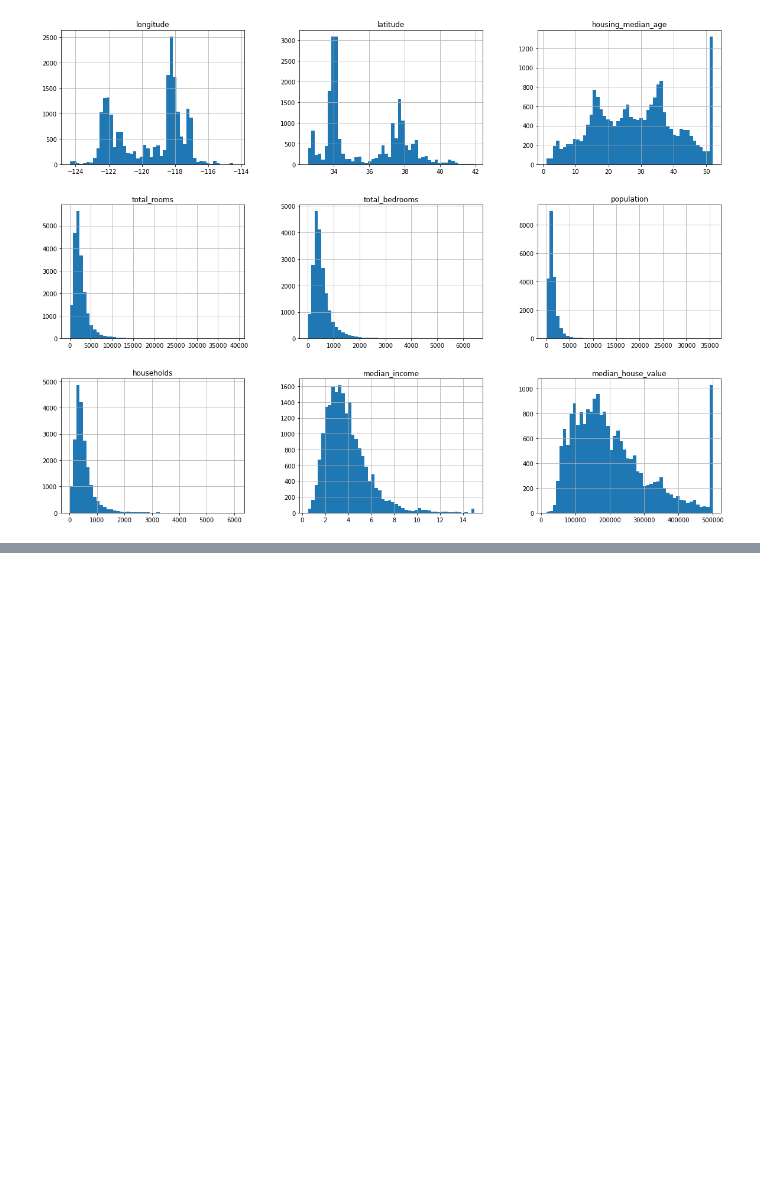
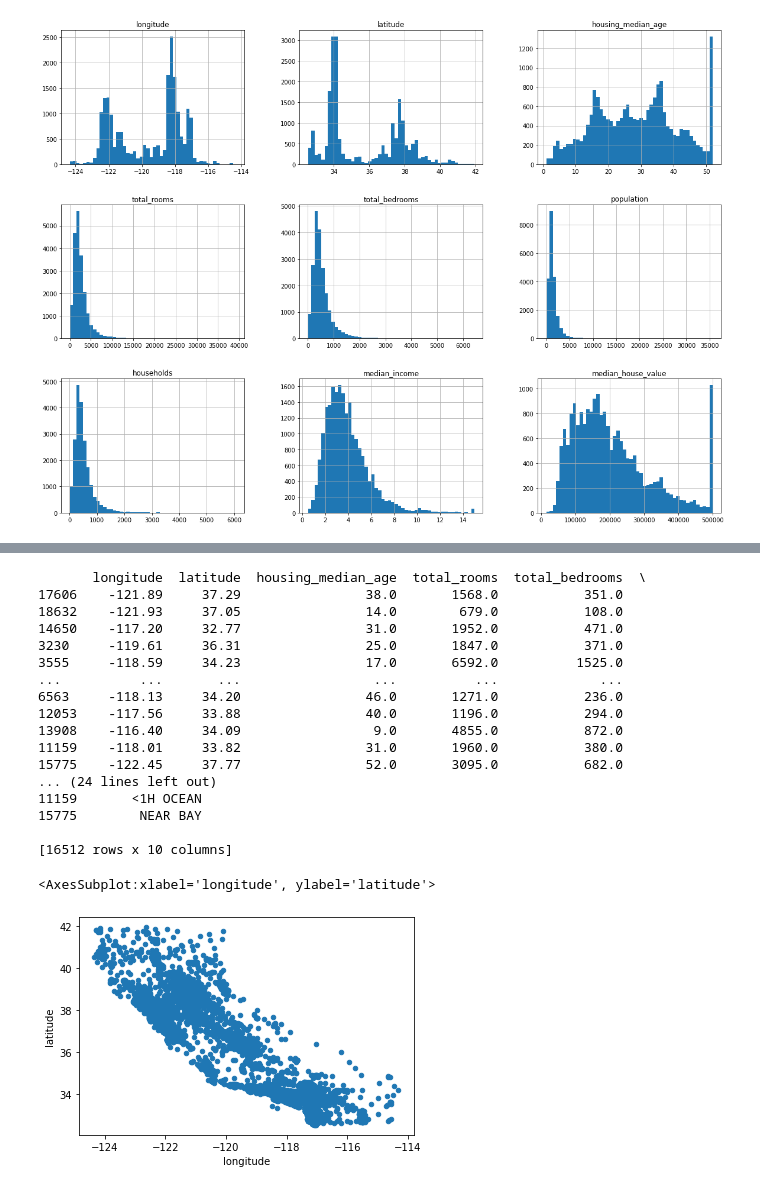
Before and after one commit to yajatvishwak/machineLearning, a Jupyter notebook: Chapter 2/Housing.ipynb, the cells around one changed output, grey strips where cells are left out. Cells and saved outputs as stored; diff of their text form; code cells hidden in the pictures; blank space fills up the shorter version.

```diff
--- a/Chapter 2/Housing.ipynb
+++ b/Chapter 2/Housing.ipynb
@@ -89,0 +126,10 @@ plt.show()
+# %%
+# We import a sampling class which will help us split our data correctly using the stratified sampling methodology
+from sklearn.model_selection import StratifiedShuffleSplit
+# here we make splits or make "stratas"
+split = StratifiedShuffleSplit(n_splits=1,test_size=0.2, random_state=42)
+
+
+for train_index, test_index in split.split(housing, housing["income_cat"]):
+    strat_train_set =  housing.loc[train_index] # train index gives the indexes of the training set
+    strat_test_set = housing.loc[test_index] # test index gives the indxes of the testing set
@@ -89,0 +195,28 @@ plt.show()
+# %%
+# we first make a copy of the training data(keep in mind to stay away from the testing data) to play with the data
+# without affecting the actual data.
+housing = strat_train_set.copy()
+# %%
+# scatter plot the data
+print(housing)
+housing.plot(kind = "scatter", x = "longitude", y = "latitude")
+# %% [output]
+       longitude  latitude  housing_median_age  total_rooms  total_bedrooms  \
+17606    -121.89     37.29                38.0       1568.0           351.0
+18632    -121.93     37.05                14.0        679.0           108.0
+14650    -117.20     32.77                31.0       1952.0           471.0
+3230     -119.61     36.31                25.0       1847.0           371.0
+3555     -118.59     34.23                17.0       6592.0          1525.0
+...          ...       ...                 ...          ...             ...
+6563     -118.13     34.20                46.0       1271.0           236.0
+12053    -117.56     33.88                40.0       1196.0           294.0
+13908    -116.40     34.09                 9.0       4855.0           872.0
+11159    -118.01     33.82                31.0       1960.0           380.0
+15775    -122.45     37.77                52.0       3095.0           682.0
+... (24 lines left out)
+11159       <1H OCEAN
+15775        NEAR BAY
+
+[16512 rows x 10 columns]
+<AxesSubplot:xlabel='longitude', ylabel='latitude'>
+[figure, added]
```
Also changed, not shown: parts of 15 cells of this notebook.
